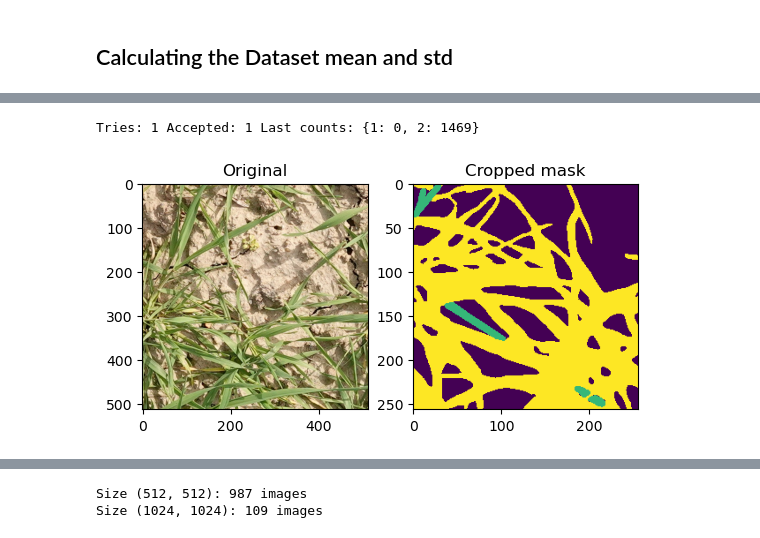
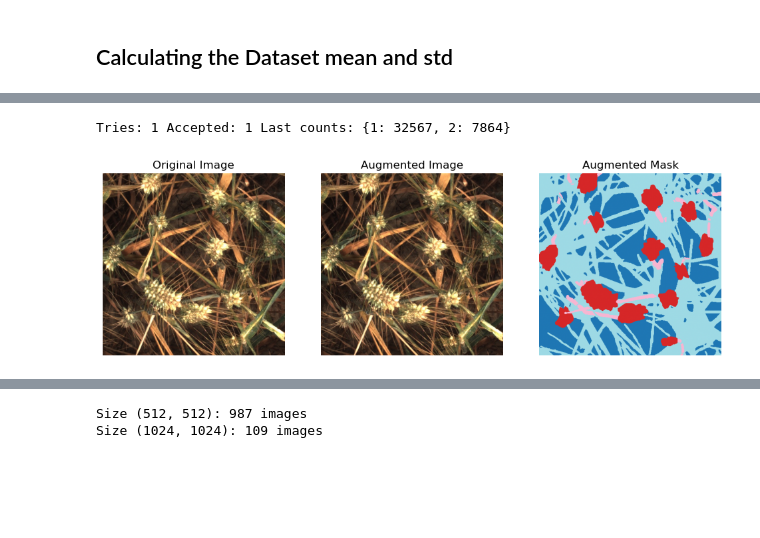
Before and after one commit to Harry-01/DATA7901, a Jupyter notebook: computer_vision.ipynb, the cells around one changed output, grey strips where cells are left out. Drawn from its saved outputs; the diff is of its cells as text; code cells hidden in the pictures; blank space fills up the shorter version.

```diff
--- a/computer_vision.ipynb
+++ b/computer_vision.ipynb
@@ -414,24 +419,29 @@ for i in range(min(4, imgs.size(0))):
 # %%
 import cv2
 import matplotlib.pyplot as plt
 
 # pick one sample from your dataset
-img_path = dataset.image_paths[0]
-mask_path = dataset.mask_paths[0]
+img_path = dataset.image_paths[2]
+mask_path = dataset.mask_paths[2]
 
 img = cv2.imread(img_path)[:, :, ::-1]  # convert BGR→RGB
 mask = cv2.imread(mask_path, cv2.IMREAD_GRAYSCALE)
 
 # run your transform directly
-aug = ClassAwareRandomCrop(size=256, minority_ids=(1,2), min_pixels=200, attempts=20, p=1.0)
+aug = ClassAwareRandomCrop(size=256, minority_ids=(1,2), min_pixels=10000, attempts=20, p=1.0)
 out = aug(image=img, mask=mask)
+
+img_aug = out["image"]   # augmented image
+mask_aug = out["mask"]   # augmented mask
 
 print("Tries:", aug._tries, "Accepted:", aug._accepted, "Last counts:", aug._last_counts)
 
 # visualize
-plt.subplot(1,2,1); plt.imshow(img); plt.title("Original")
-plt.subplot(1,2,2); plt.imshow(out["mask"]); plt.title("Cropped mask")
+plt.figure(figsize=(12,4))
+plt.subplot(1,3,1); plt.imshow(img); plt.title("Original Image"); plt.axis("off")
+plt.subplot(1,3,2); plt.imshow(img_aug); plt.title("Augmented Image"); plt.axis("off")
+plt.subplot(1,3,3); plt.imshow(mask_aug, vmin=0, vmax=3, cmap="tab20"); plt.title("Augmented Mask"); plt.axis("off")
 plt.show()
 # %% [output]
-Tries: 1 Accepted: 1 Last counts: {1: 0, 2: 1469}
+Tries: 1 Accepted: 1 Last counts: {1: 32567, 2: 7864}
-[figure, old version]
+[figure, new version]
```
Also changed, not shown: parts of 9 cells of this notebook.
